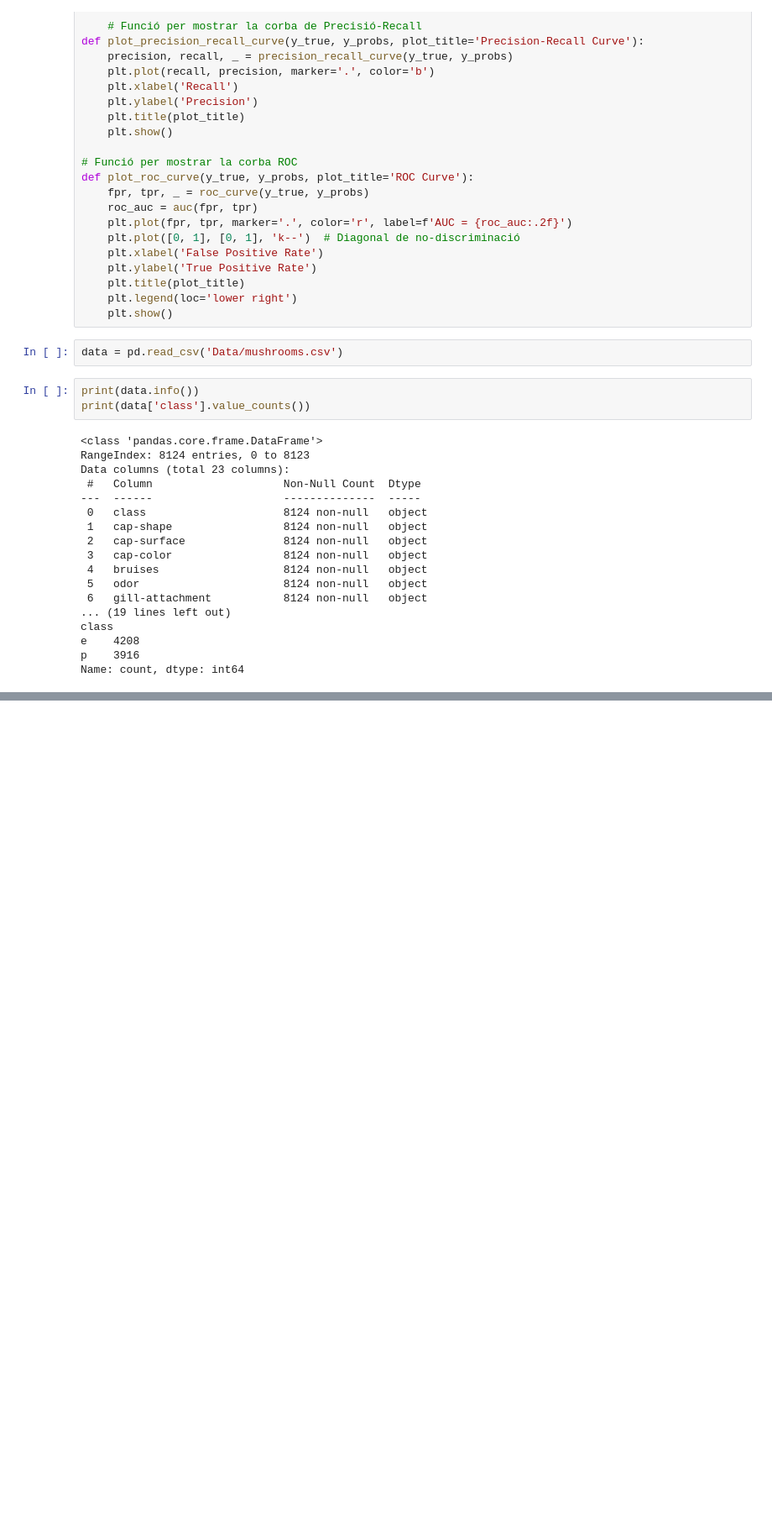
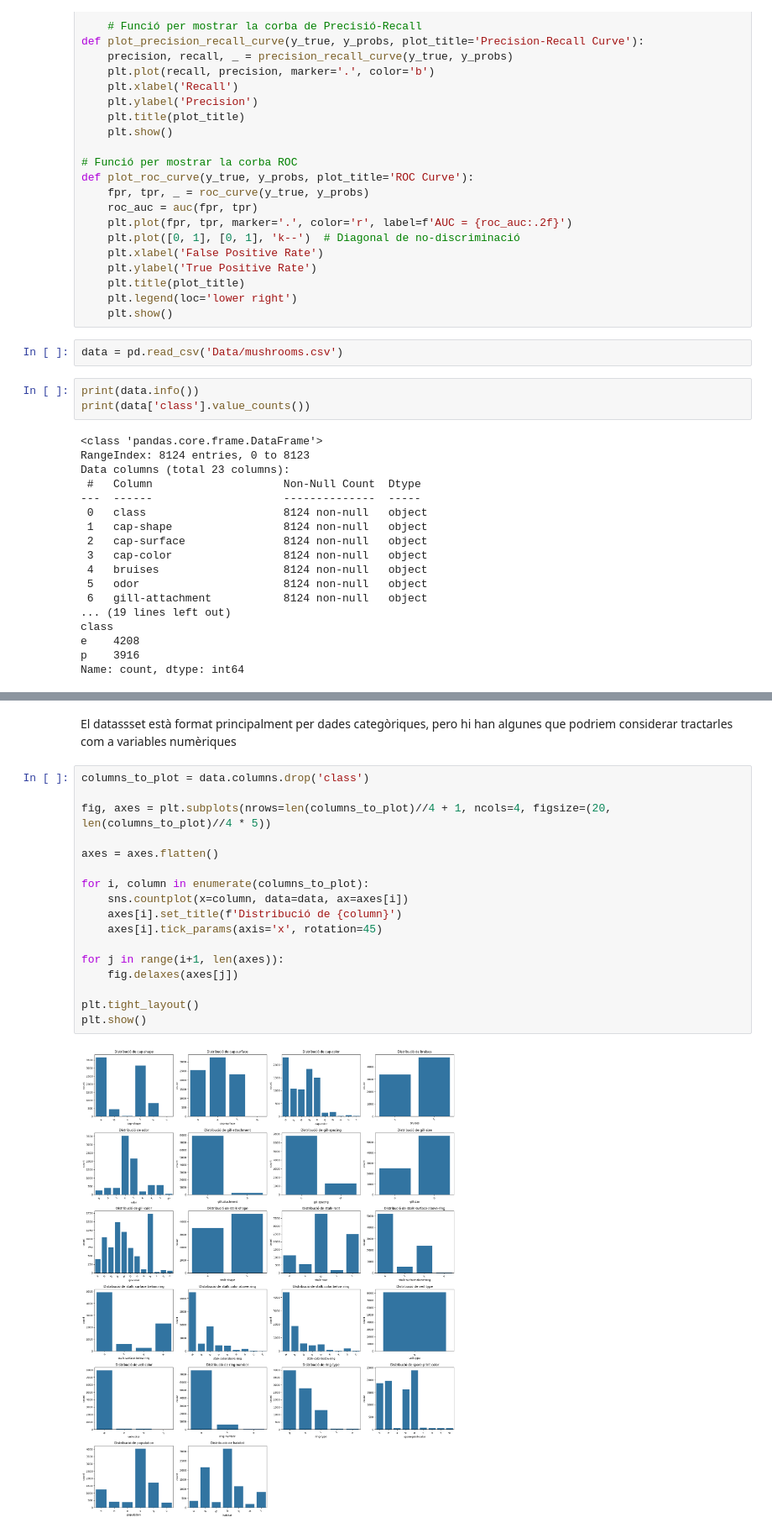
Before and after one commit to p2004dr/apc-cas-kaggle-mushroom-classification, a Jupyter notebook: Notebook.ipynb, the cells around one changed output, grey strips where cells are left out. Shown: that part at 84% size. Cells and saved outputs as stored; diff of their text form; blank space fills up the shorter version.

Commit message:
Analisi exploratori de dades

```diff
--- a/Notebook.ipynb
+++ b/Notebook.ipynb
@@ -168,0 +195,21 @@ Name: count, dtype: int64
+# %% [markdown]
+El datassset està format principalment per dades categòriques, pero hi han algunes que podriem considerar tractarles com a variables numèriques
+# %%
+columns_to_plot = data.columns.drop('class')
+
+fig, axes = plt.subplots(nrows=len(columns_to_plot)//4 + 1, ncols=4, figsize=(20, len(columns_to_plot)//4 * 5))
+
+axes = axes.flatten()
+
+for i, column in enumerate(columns_to_plot):
+    sns.countplot(x=column, data=data, ax=axes[i])
+    axes[i].set_title(f'Distribució de {column}')
+    axes[i].tick_params(axis='x', rotation=45)
+
+for j in range(i+1, len(axes)):
+    fig.delaxes(axes[j])
+
+plt.tight_layout()
+plt.show()
+# %% [output]
+[figure, added]
```
Also changed, not shown: parts of 14 cells of this notebook.
